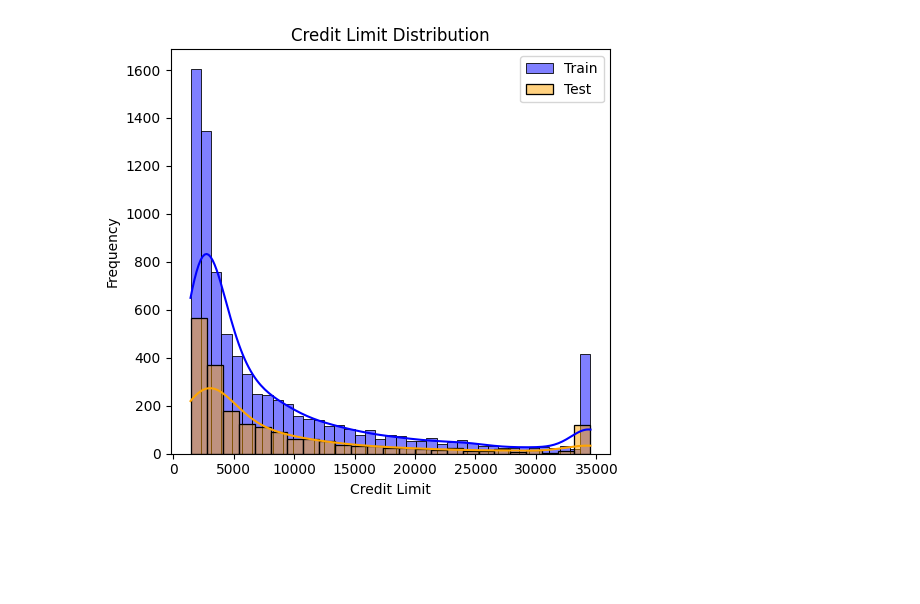
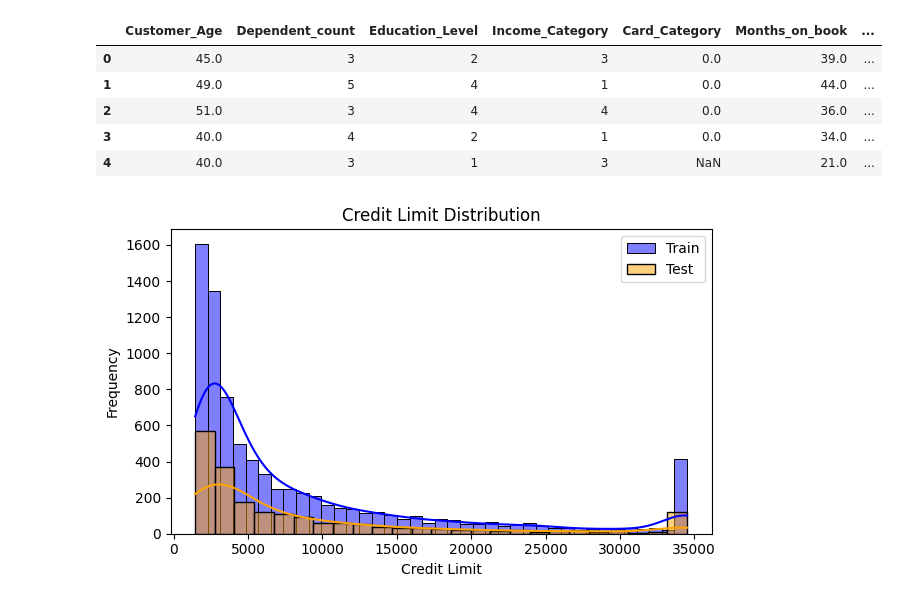
Before and after one commit to SheidaAbedpour/Regression-Credit-Limit-Prediction, a Jupyter notebook: main.ipynb, the cells around one changed output. Saved outputs shown, nothing was run; the diff lists cells and outputs as text; code cells hidden in the pictures; blank space fills up the shorter version.

```diff
--- a/main.ipynb
+++ b/main.ipynb
@@ -56,0 +41,5 @@ Numerical columns : ['Customer_Age', 'Dependent_count', 'Months_on_book', 'Total
+# %%
+# Check Garbage Values in Categorical Features
+for col in df.select_dtypes(include="object").columns:
+    print(df[col].value_counts())
+    print("\n")
@@ -56,0 +106,24 @@ Numerical columns : ['Customer_Age', 'Dependent_count', 'Months_on_book', 'Total
+# %%
+# Encoding
+
+# Define mappings for each ordinal categorical feature
+education_mapping = {'Unknown': 0, 'Uneducated': 1, 'High School': 2, 'College': 3,
+                     'Graduate': 4, 'Post-Graduate': 5, 'Doctorate': 6}
+income_mapping = {'Unknown': 0, 'Less than $40K': 1, '$40K - $60K': 2, '$60K - $80K': 3,
+                  '$80K - $120K': 4, '$120K +': 5}
+card_mapping = {'Blue': 0, 'Silver': 1, 'Gold': 2, 'Platinum': 3}
+
+# Apply mapping to each categorical feature
+df['Education_Level'] = df['Education_Level'].map(education_mapping)
+df['Income_Category'] = df['Income_Category'].map(income_mapping)
+df['Card_Category'] = df['Card_Category'].map(card_mapping)
+
+
+# One-hot Encoding for nominal Categorical Features
+columns_to_encode = ['Gender', 'Marital_Status']
+encoder = OneHotEncoder(drop='first', dtype=np.float64, handle_unknown='ignore', sparse_output=False)
+encoded = encoder.fit_transform(df[columns_to_encode])
+encoded_df = pd.DataFrame(encoded, columns=encoder.get_feature_names_out(columns_to_encode))
+df = pd.concat([df.drop(columns=columns_to_encode), encoded_df], axis=1)
+
+df.head()
@@ -57,20 +138,38 @@ Numerical columns : ['Customer_Age', 'Dependent_count', 'Months_on_book', 'Total
+# %%
+# fill NaN
+for column in columns_to_encode:
+    nan_col = column + '_NaN'
+    encoded_columns = [col for col in df.columns if col.startswith(column + '_') and col != nan_col]
+    for encoded_col in encoded_columns:
+        df.loc[df[nan_col] == 1, encoded_col] = np.nan
+
+# Drop the NaN indicator columns
+df = df.drop(columns=[col + '_NaN' for col in columns_to_encode])
+
+df.head()
+# %% [output]
+|  | Customer_Age | Dependent_count | Education_Level | Income_Category | Card_Category | Months_on_book | ... |
+| 0 | 45.0 | 3 | 2 | 3 | 0.0 | 39.0 | ... |
+| 1 | 49.0 | 5 | 4 | 1 | 0.0 | 44.0 | ... |
+| 2 | 51.0 | 3 | 4 | 4 | 0.0 | 36.0 | ... |
+| 3 | 40.0 | 4 | 2 | 1 | 0.0 | 34.0 | ... |
+| 4 | 40.0 | 3 | 1 | 3 | NaN | 21.0 | ... |
 # %%
 # Split the data
 train_df, test_df = train_test_split(df, test_size=0.2, shuffle=True, random_state=42)
 
 # Plot the distributions
-plt.figure(figsize=(10, 5))
+plt.figure(figsize=(12, 4))
 
-# Histogram
 plt.subplot(1, 2, 1)
 sns.histplot(train_df['Credit_Limit'], kde=True, color='blue', label='Train')
 sns.histplot(test_df['Credit_Limit'], kde=True, color='orange', label='Test')
 plt.title('Credit Limit Distribution')
 plt.xlabel('Credit Limit')
 plt.ylabel('Frequency')
 plt.legend()
 
 plt.tight_layout()
 plt.show()
 # %% [output]
-[figure, old version]
+[figure, new version]
```
Also changed, not shown: parts of 45 cells of this notebook.
